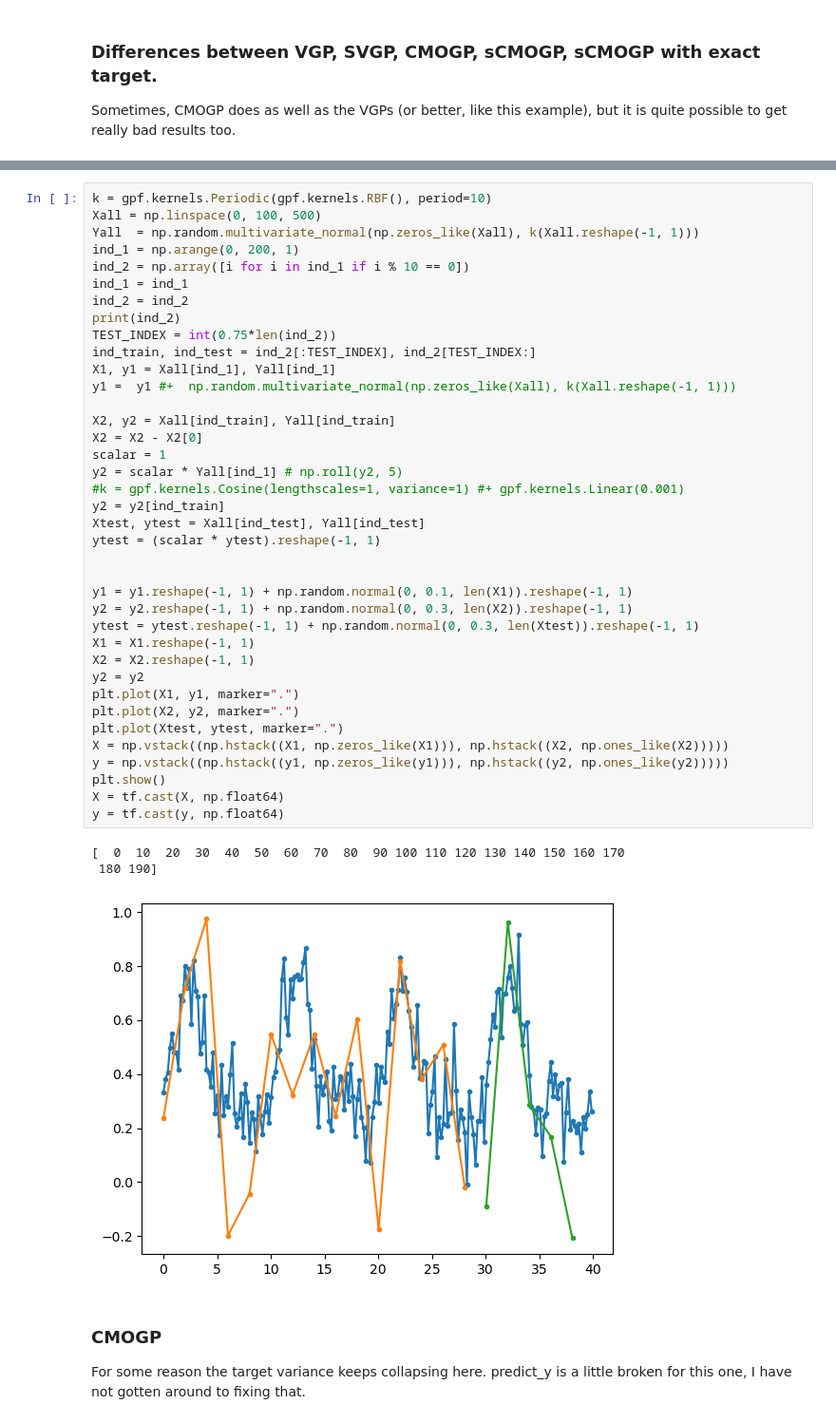
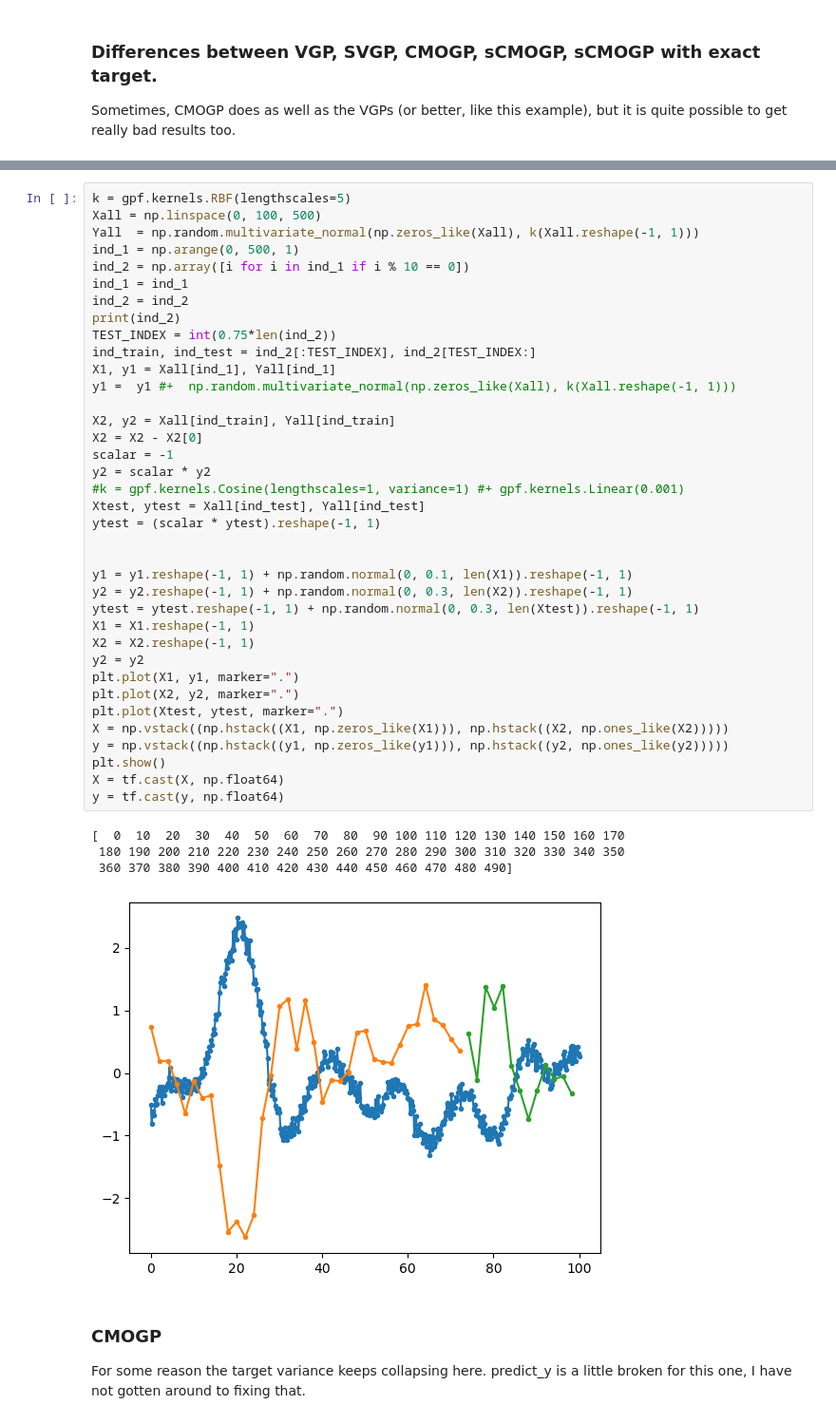
Before and after one commit to JVerbeek/at-gpflow, a Jupyter notebook: experiments/check_approximation_quality/lra-kernel-test.ipynb, the cells around one changed output, grey strips where cells are left out. Shown at 95% size. Saved outputs shown, nothing was run; the diff lists cells and outputs as text.

```diff
--- a/experiments/check_approximation_quality/lra-kernel-test.ipynb
+++ b/experiments/check_approximation_quality/lra-kernel-test.ipynb
@@ -41,45 +34,45 @@ To enable the following instructions: AVX2 AVX512F AVX512_VNNI AVX512_BF16 FMA,
 # %%
-k = gpf.kernels.Periodic(gpf.kernels.RBF(), period=10)
+k = gpf.kernels.RBF(lengthscales=5)
 Xall = np.linspace(0, 100, 500)
 Yall  = np.random.multivariate_normal(np.zeros_like(Xall), k(Xall.reshape(-1, 1)))
-ind_1 = np.arange(0, 200, 1)
+ind_1 = np.arange(0, 500, 1)
 ind_2 = np.array([i for i in ind_1 if i % 10 == 0])
 ind_1 = ind_1
 ind_2 = ind_2
 print(ind_2)
 TEST_INDEX = int(0.75*len(ind_2))
 ind_train, ind_test = ind_2[:TEST_INDEX], ind_2[TEST_INDEX:]
 X1, y1 = Xall[ind_1], Yall[ind_1]
 y1 =  y1 #+  np.random.multivariate_normal(np.zeros_like(Xall), k(Xall.reshape(-1, 1)))
 
 X2, y2 = Xall[ind_train], Yall[ind_train]
 X2 = X2 - X2[0]
-scalar = 1
-y2 = scalar * Yall[ind_1] # np.roll(y2, 5)
+scalar = -1
+y2 = scalar * y2
 #k = gpf.kernels.Cosine(lengthscales=1, variance=1) #+ gpf.kernels.Linear(0.001)
-y2 = y2[ind_train]
 Xtest, ytest = Xall[ind_test], Yall[ind_test]
 ytest = (scalar * ytest).reshape(-1, 1)
 
 
 y1 = y1.reshape(-1, 1) + np.random.normal(0, 0.1, len(X1)).reshape(-1, 1)
 y2 = y2.reshape(-1, 1) + np.random.normal(0, 0.3, len(X2)).reshape(-1, 1)
 ytest = ytest.reshape(-1, 1) + np.random.normal(0, 0.3, len(Xtest)).reshape(-1, 1)
 X1 = X1.reshape(-1, 1)
 X2 = X2.reshape(-1, 1)
 y2 = y2
 plt.plot(X1, y1, marker=".")
 plt.plot(X2, y2, marker=".")
 plt.plot(Xtest, ytest, marker=".")
 X = np.vstack((np.hstack((X1, np.zeros_like(X1))), np.hstack((X2, np.ones_like(X2)))))
 y = np.vstack((np.hstack((y1, np.zeros_like(y1))), np.hstack((y2, np.ones_like(y2)))))
 plt.show()
 X = tf.cast(X, np.float64)
 y = tf.cast(y, np.float64)
 # %% [output]
 [  0  10  20  30  40  50  60  70  80  90 100 110 120 130 140 150 160 170
- 180 190]
+ 180 190 200 210 220 230 240 250 260 270 280 290 300 310 320 330 340 350
+ 360 370 380 390 400 410 420 430 440 450 460 470 480 490]
-[figure, old version]
+[figure, new version]
 # %% [markdown]
 ### CMOGP
 For some reason the target variance keeps collapsing here. predict_y is a little broken for this one, I have not gotten around to fixing that.
```
Also changed, not shown: parts of 10 cells of this notebook, 19 other files.
